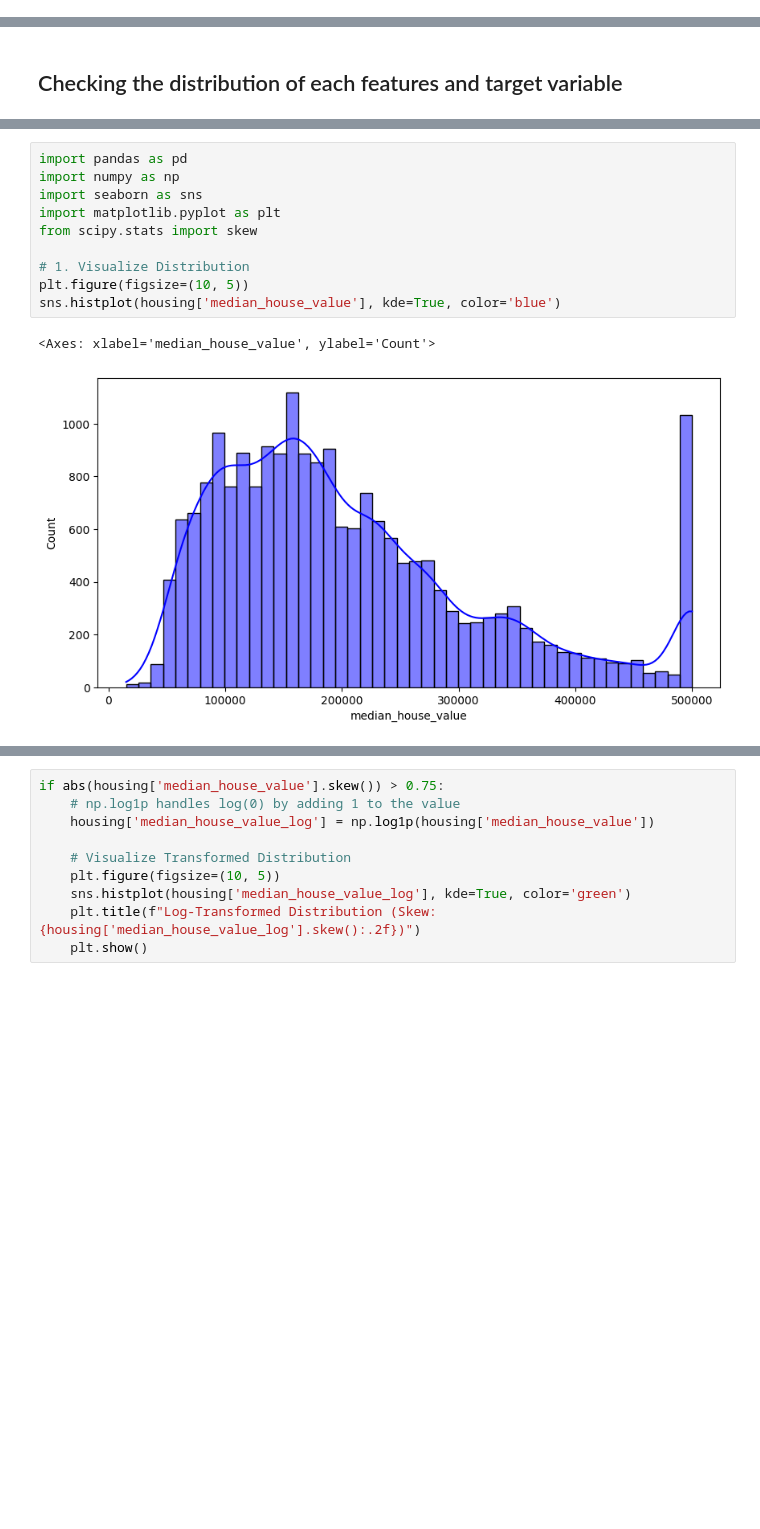
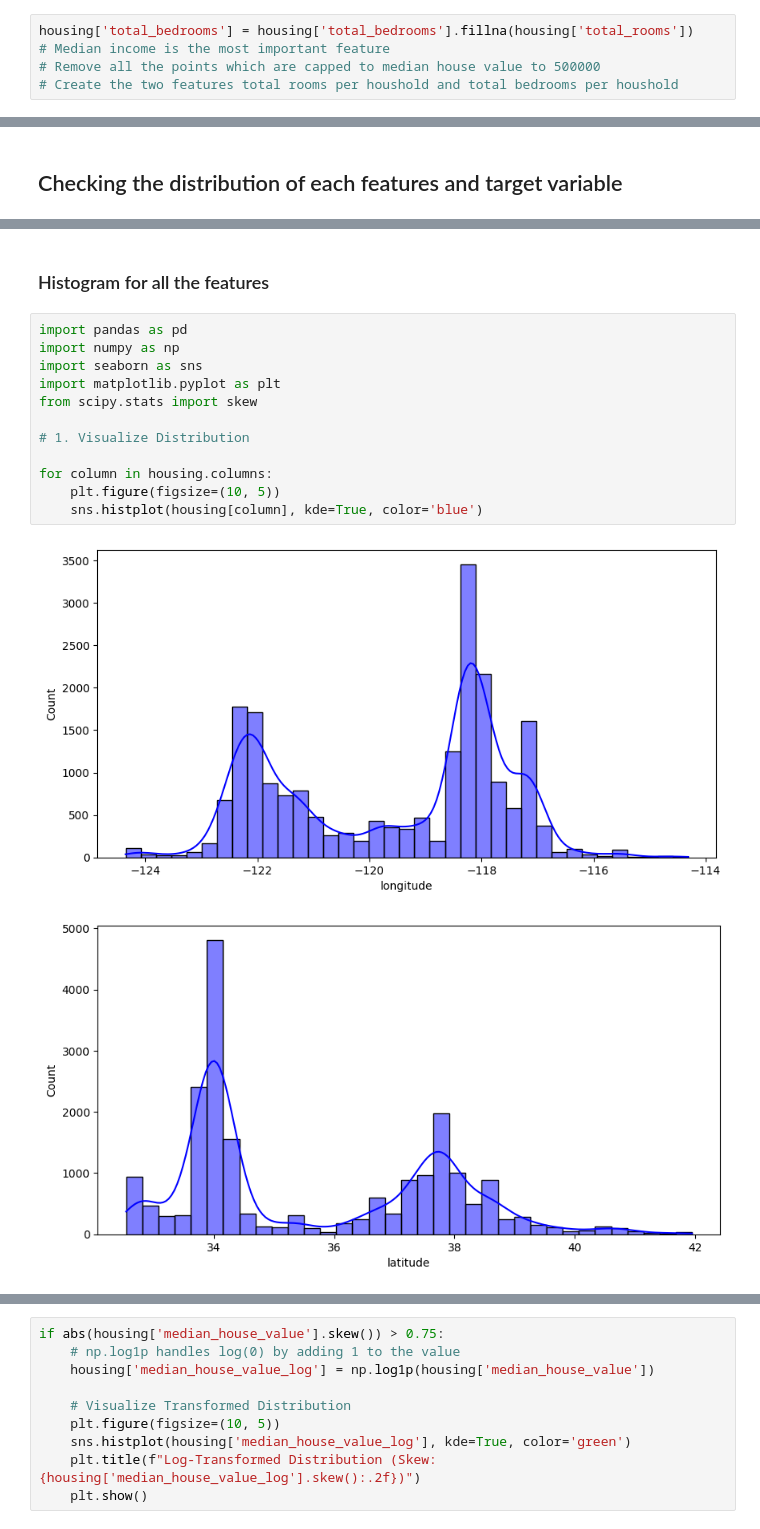
Before and after one commit to pranav2695/ML_Mastery, a Jupyter notebook: 01_Supervised/Linear_Regression/projects/HousePrice/notebooks/linearregression.ipynb, the cells around one changed output, grey strips where cells are left out. Cells and saved outputs as stored; diff of their text form; blank space fills up the shorter version.

```diff
--- a/01_Supervised/Linear_Regression/projects/HousePrice/notebooks/linearregression.ipynb
+++ b/01_Supervised/Linear_Regression/projects/HousePrice/notebooks/linearregression.ipynb
@@ -19,3 +21,8 @@ housing.head()
+# %%
+housing['total_bedrooms'] = housing['total_bedrooms'].fillna(housing['total_rooms'])
+# Median income is the most important feature
+# Remove all the points which are capped to median house value to 500000
+# Create the two features total rooms per houshold and total bedrooms per houshold
 # %% [markdown]
 ## EDA
 # %% [markdown]
@@ -23,13 +33,17 @@ housing.head()
+# %% [markdown]
+### Histogram for all the features
 # %%
 import pandas as pd
 import numpy as np
 import seaborn as sns
 import matplotlib.pyplot as plt
 from scipy.stats import skew
 
 # 1. Visualize Distribution
-plt.figure(figsize=(10, 5))
-sns.histplot(housing['median_house_value'], kde=True, color='blue')
+
+for column in housing.columns:
+    plt.figure(figsize=(10, 5))
+    sns.histplot(housing[column], kde=True, color='blue')
 # %% [output]
-<Axes: xlabel='median_house_value', ylabel='Count'>
-[figure, old version]
+[figure, new version]
+[figure, added]
```
Also changed, not shown: parts of 32 cells of this notebook.
